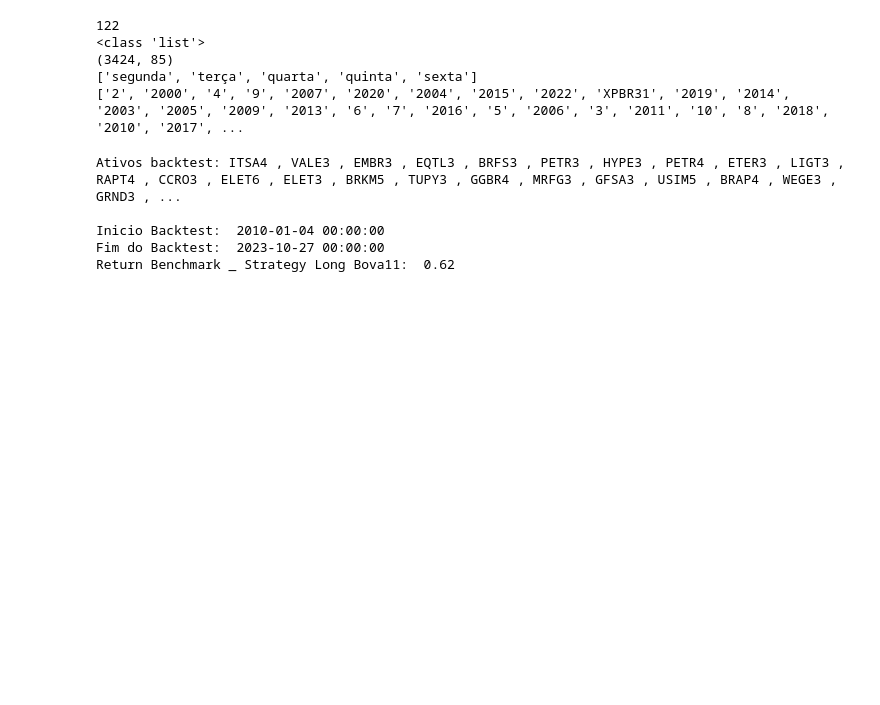
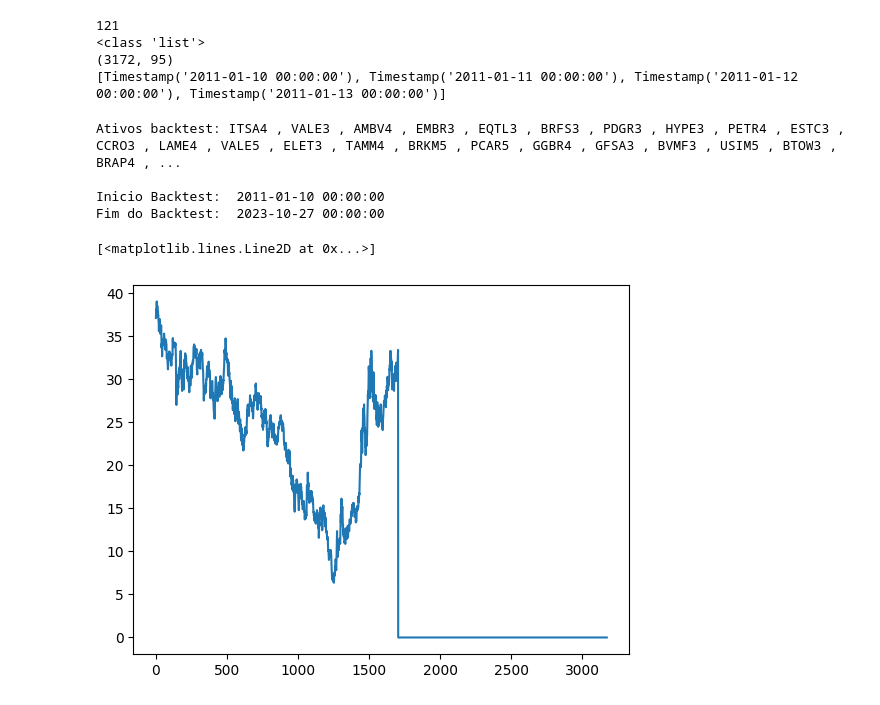
Before and after one commit to gassuncao27/quant_research_2023, a Jupyter notebook: model_tests2.ipynb, the cells around one changed output. Saved outputs shown, nothing was run; the diff lists cells and outputs as text; code cells hidden in the pictures; blank space fills up the shorter version.

```diff
--- a/model_tests2.ipynb
+++ b/model_tests2.ipynb
@@ -108,40 +103,22 @@ portfolio_liquidez.head(5)
 # Objeto dados das ações
 stock_data = StockData(df, tickers_selecionados=tickers_strategy)
 
-stock_data.dates = stock_data.dates[:-2]
-stock_data.price_matrix = stock_data.price_matrix[:-2, :]
+stock_data.dates = stock_data.dates[252:-2]
+stock_data.price_matrix = stock_data.price_matrix[252:-2, :]
 
 print(len(tickers_strategy))
 print(type(tickers_strategy))
 print(stock_data.price_matrix.shape)
 valores_nao_comuns = [valor for valor in tickers_strategy if valor not in stock_data.tickers]
 weekdays = [StockData.date_to_weekday(date) for date in stock_data.dates]
-print(weekdays[:5])
-print(valores_nao_comuns)
-
-# vamos colocar nome aos bois
-# falar com o joao: acho melhor pegar as 20 mais do IBOVESPA. pq vem muito lixo nesse sistema que ele criou.
-# > dates = dias
-# > tickers = ações
-# > price matrix = precos
-# > weekdays = dias da semana
-# > tickers_strategy = todas as ações utilizadas na estratégia
-# > portfolio_liquidez = df com as ações mais líquidas de cada mês
-
-# o que farei primeiro é tentar usar o dataframe para rodar o backtest
-# verificar as saídas minuciosamente
-# aumentar o escopo
-# finalizar o programa - analisar volatilidade das quedas
-
-# depois tentar rodar com numpy arrays
-# depois colocar em classes e funções
-# lembrar dos algorimos de jogos
+# print(weekdays[:5])
+# print(valores_nao_comuns)
+print(stock_data.dates[:4])
 # %% [output]
-122
+121
 <class 'list'>
-(3424, 85)
-['segunda', 'terça', 'quarta', 'quinta', 'sexta']
-['2', '2000', '4', '9', '2007', '2020', '2004', '2015', '2022', 'XPBR31', '2019', '2014', '2003', '2005', '2009', '2013', '6', '7', '2016', '5', '2006', '3', '2011', '10', '8', '2018', '2010', '2017', ...
+(3172, 95)
+[Timestamp('2011-01-10 00:00:00'), Timestamp('2011-01-11 00:00:00'), Timestamp('2011-01-12 00:00:00'), Timestamp('2011-01-13 00:00:00')]
 # %%
 # Verificação Ativos Início e Fim
 assets_trading = 'Ativos backtest: '
@@ -151,13 +128,17 @@ for ticker in stock_data.tickers:
 print(assets_trading, '\n')
 print('Inicio Backtest: ', stock_data.dates[0])
 print('Fim do Backtest: ', stock_data.dates[-1])
-print('Return Benchmark _ Strategy Long Bova11: ', round( stock_data.price_matrix[-1,stock_data.tickers.index('BOVA11')]/ stock_data.price_matrix[0,stock_data.tickers.index('BOVA11')] - 1, 2))
+# print('Return Benchmark _ Strategy Long Bova11: ', round( stock_data.price_matrix[-1,stock_data.tickers.index('BOVA')]/ stock_data.price_matrix[0,stock_data.tickers.index('BOVA')] - 1, 2))
 # %% [output]
-Ativos backtest: ITSA4 , VALE3 , EMBR3 , EQTL3 , BRFS3 , PETR3 , HYPE3 , PETR4 , ETER3 , LIGT3 , RAPT4 , CCRO3 , ELET6 , ELET3 , BRKM5 , TUPY3 , GGBR4 , MRFG3 , GFSA3 , USIM5 , BRAP4 , WEGE3 , GRND3 , ...
+Ativos backtest: ITSA4 , VALE3 , AMBV4 , EMBR3 , EQTL3 , BRFS3 , PDGR3 , HYPE3 , PETR4 , ESTC3 , CCRO3 , LAME4 , VALE5 , ELET3 , TAMM4 , BRKM5 , PCAR5 , GGBR4 , GFSA3 , BVMF3 , USIM5 , BTOW3 , BRAP4 , ...
 
-Inicio Backtest:  2010-01-04 00:00:00
+Inicio Backtest:  2011-01-10 00:00:00
 Fim do Backtest:  2023-10-27 00:00:00
-Return Benchmark _ Strategy Long Bova11:  0.62
+# %%
+plt.plot(stock_data.price_matrix[:,stock_data.tickers.index('VALE5')])
+# %% [output]
+[<matplotlib.lines.Line2D at 0x...>]
+[figure, added]
 # %%
 # backtest
 contagem_dias = np.zeros(stock_data.price_matrix.shape[1])
```
Also changed, not shown: parts of 9 cells of this notebook, 1 other file.
